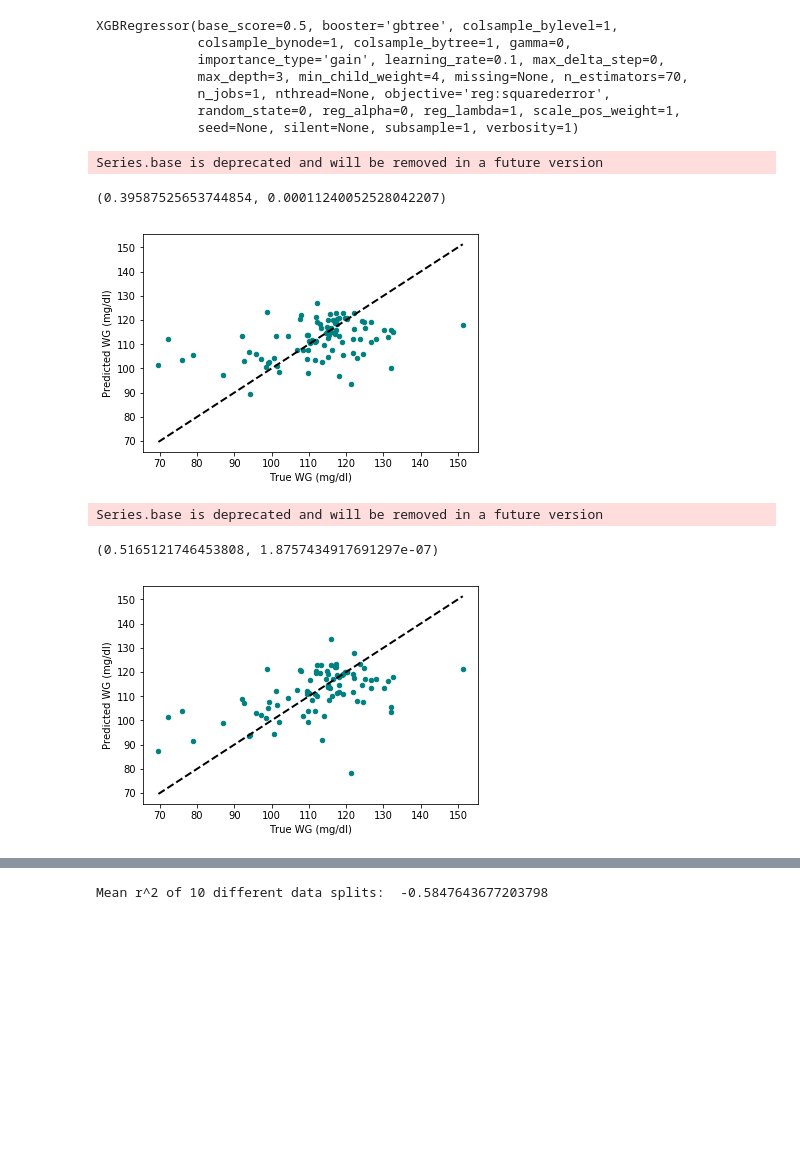
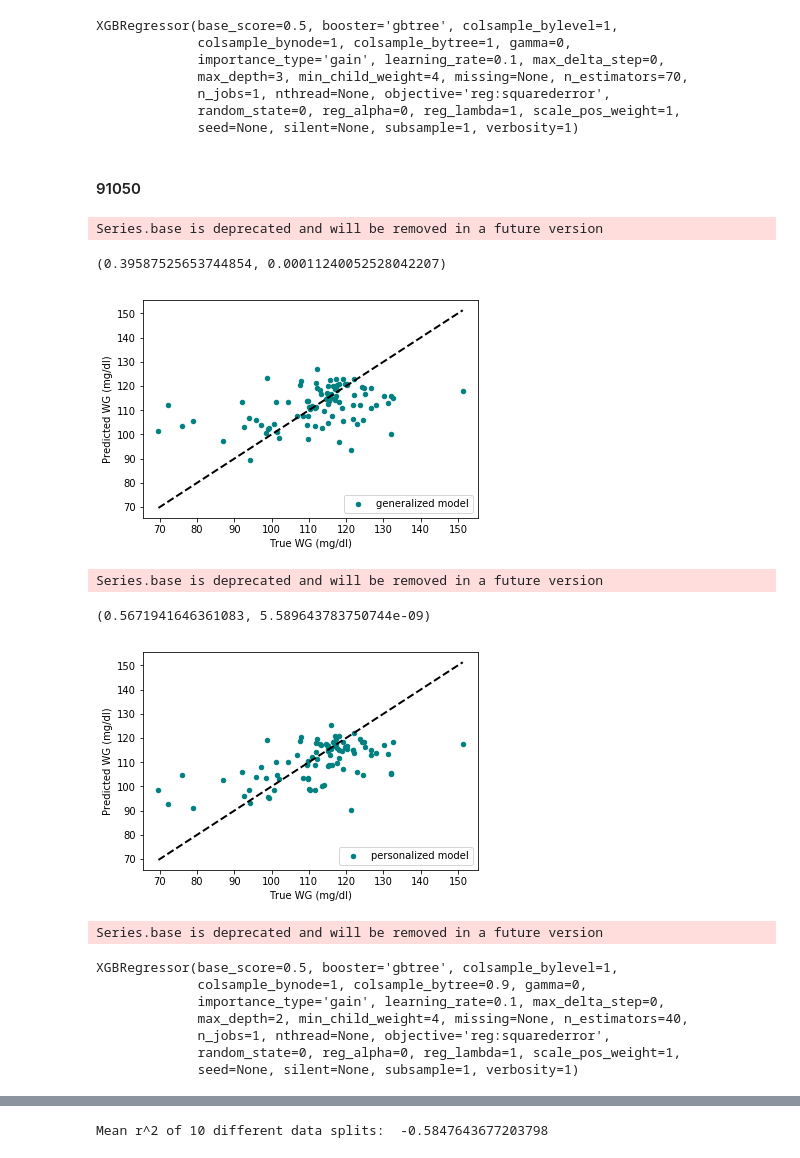
Before and after one commit to ElviraMingazova/MA_Thesis, a Jupyter notebook: Predictions from the diet and personal features.ipynb, the cells around one changed output, grey strips where cells are left out. Saved outputs shown, nothing was run; the diff lists cells and outputs as text; code cells hidden in the pictures; blank space fills up the shorter version.

```diff
--- a/Predictions from the diet and personal features.ipynb
+++ b/Predictions from the diet and personal features.ipynb
@@ -2108,6 +2120,8 @@ XGBRegressor(base_score=0.5, booster='gbtree', colsample_bylevel=1,
              n_jobs=1, nthread=None, objective='reg:squarederror',
              random_state=0, reg_alpha=0, reg_lambda=1, scale_pos_weight=1,
              seed=None, silent=None, subsample=1, verbosity=1)
+# %% [markdown]
+#### 91050
 # %%
 X_y_df = rc_91050_allf
 
@@ -2134,59 +2148,69 @@ for ind in y.index:
 print(pearsonr(pred_real['y_pred'], pred_real['y_test']))
 
 fig, ax = plt.subplots()
-ax.scatter(pred_real['y_test'], pred_real['y_pred'], c='teal', s=20)
+ax.scatter(pred_real['y_test'], pred_real['y_pred'], c='teal', s=20, label='generalized model')
 ax.plot([y.min(), y.max()], [y.min(), y.max()], 'k--', lw=2)
 ax.set_xlabel('True WG (mg/dl)')
 ax.set_ylabel('Predicted WG (mg/dl)')
-plt.savefig('figures/91050_prediction', dpi=150)
+plt.legend(loc='lower right')
+plt.savefig('figures/91050_prediction_allf', dpi=150)
 plt.show()
 # %% [output]
 Series.base is deprecated and will be removed in a future version
 (0.39587525653744854, 0.00011240052528042207)
-[figure, old version]
+[figure, new version]
 # %%
 X_y_df = rc_91050[['carbohydrate_g_total',
        'dietaryfiber_g_total',  'lipid_g_total',
-       'carbs/lipids_total', 'caloric%carbs_total', 'caloric%fat_total', 'wakeup_glucose']]
+       'carbs/lipids_total', 'caloric%carbs_total', 'caloric%fat_total','carbohydrate_g_l','carbs/lipids_l', 'wakeup_glucose']]
 
 # lm = LinearRegression()
 xgbr1 = xgb.XGBRegressor(objective ='reg:squarederror', learning_rate = 0.1,
-            max_depth = 3, n_estimators = 70, min_child_weight=4,
-            colsample_bytree=1)
+            max_depth = 2, n_estimators = 40, min_child_weight=4,
+            colsample_bytree=0.9)
 X,y = X_y_df.iloc[:,0:-1], X_y_df.iloc[:,-1]
 X_train, X_test, y_train, y_test=train_test_split(X, y, test_size=0.2, random_state=11)
 bins = np.linspace(0, y.shape[0], 50)
 
 # Save your Y values in a new ndarray,
 # broken down by the bins created above.
 
 y_binned = np.digitize(y, bins)
 
 kfold = KFold(n_splits=len(y), random_state=7, shuffle=True)
 
 results = cross_val_predict(xgbr1, X, y, cv=kfold.split(X, y_binned))
 #results = cross_val_predict(model, X, y, cv=X.shape[0])
 
 pred_real = pd.DataFrame(columns = ['y_test', 'y_pred'])
 pred_real['y_test']=y
 i=0
 for ind in y.index:
     pred_real.loc[ind, 'y_pred']=results[i]
     i = i+1
 print(pearsonr(pred_real['y_pred'], pred_real['y_test']))
 
 fig, ax = plt.subplots()
-ax.scatter(pred_real['y_test'], pred_real['y_pred'], c='teal', s=20)
+ax.scatter(pred_real['y_test'], pred_real['y_pred'], c='teal', s=20, label='personalized model')
 ax.plot([y.min(), y.max()], [y.min(), y.max()], 'k--', lw=2)
 ax.set_xlabel('True WG (mg/dl)')
 ax.set_ylabel('Predicted WG (mg/dl)')
-plt.savefig('figures/91050_prediction', dpi=150)
+plt.legend(loc='lower right')
+plt.savefig('figures/91050_prediction_personalized', dpi=150)
 plt.show()
-# xgbr1.fit(X_train, y_train)
+xgbr1.fit(X, y)
 # y_pred = xgbr1.predict(X_test)
 # print(r2_score(y_test, y_pred))
 # %% [output]
 Series.base is deprecated and will be removed in a future version
-(0.5165121746453808, 1.8757434917691297e-07)
+(0.5671941646361083, 5.589643783750744e-09)
-[figure, old version]
+[figure, new version]
+Series.base is deprecated and will be removed in a future version
+XGBRegressor(base_score=0.5, booster='gbtree', colsample_bylevel=1,
+             colsample_bynode=1, colsample_bytree=0.9, gamma=0,
+             importance_type='gain', learning_rate=0.1, max_delta_step=0,
+             max_depth=2, min_child_weight=4, missing=None, n_estimators=40,
+             n_jobs=1, nthread=None, objective='reg:squarederror',
+             random_state=0, reg_alpha=0, reg_lambda=1, scale_pos_weight=1,
+             seed=None, silent=None, subsample=1, verbosity=1)
 # %%
```
Also changed, not shown: parts of 13 cells of this notebook, 2 other files.
